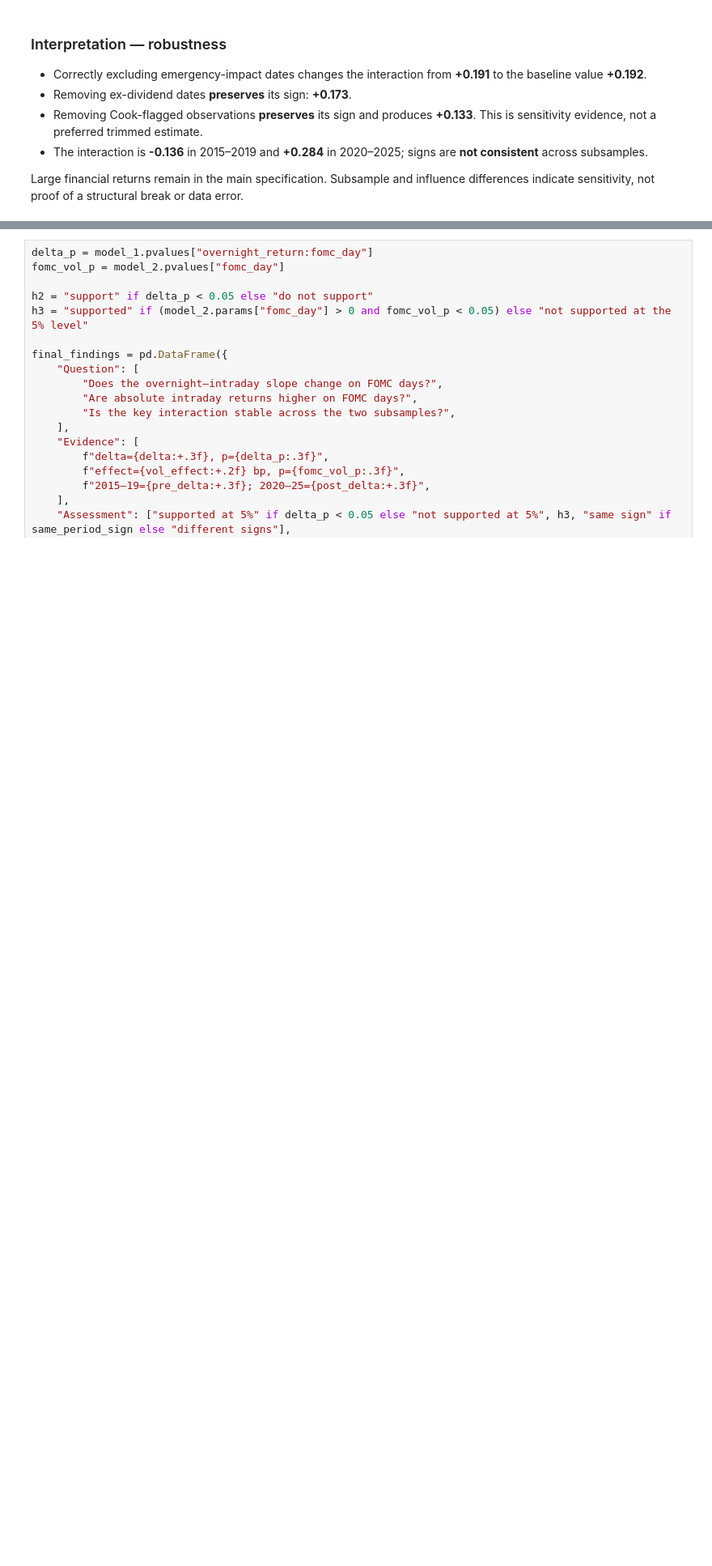
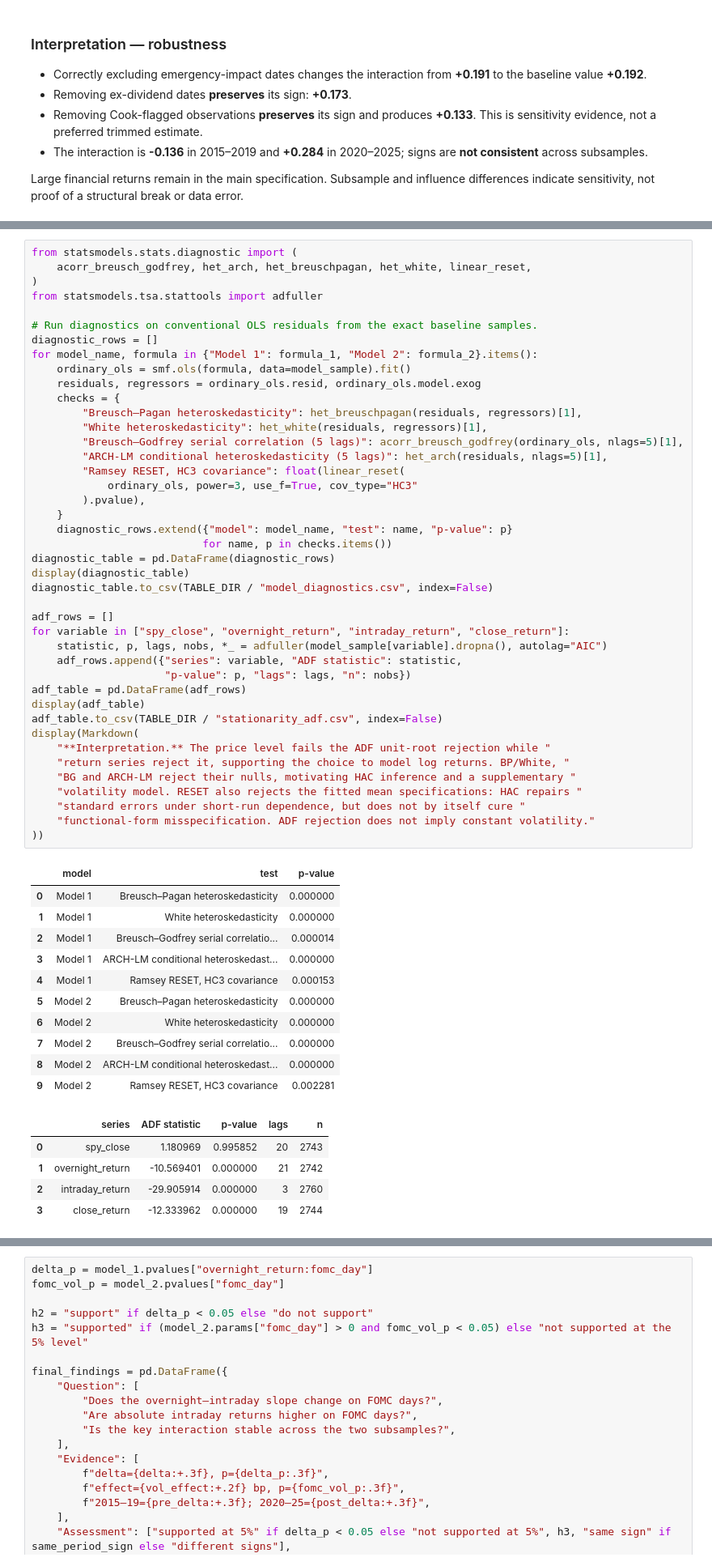
Before and after one commit to lebaoann05-ops/fomc-price-discovery, a Jupyter notebook: output/jupyter-notebook/fomc_data_and_models.ipynb, the cells around one changed output, grey strips where cells are left out. Shown at 81% size. Saved outputs shown, nothing was run; the diff lists cells and outputs as text; blank space fills up the shorter version.

```diff
--- a/output/jupyter-notebook/fomc_data_and_models.ipynb
+++ b/output/jupyter-notebook/fomc_data_and_models.ipynb
@@ -864,0 +905,59 @@ Large financial returns remain in the main specification. Subsample and influenc
+# %%
+from statsmodels.stats.diagnostic import (
+    acorr_breusch_godfrey, het_arch, het_breuschpagan, het_white, linear_reset,
+)
+from statsmodels.tsa.stattools import adfuller
+
+# Run diagnostics on conventional OLS residuals from the exact baseline samples.
+diagnostic_rows = []
+for model_name, formula in {"Model 1": formula_1, "Model 2": formula_2}.items():
+    ordinary_ols = smf.ols(formula, data=model_sample).fit()
+    residuals, regressors = ordinary_ols.resid, ordinary_ols.model.exog
+    checks = {
+        "Breusch–Pagan heteroskedasticity": het_breuschpagan(residuals, regressors)[1],
+        "White heteroskedasticity": het_white(residuals, regressors)[1],
+        "Breusch–Godfrey serial correlation (5 lags)": acorr_breusch_godfrey(ordinary_ols, nlags=5)[1],
+        "ARCH-LM conditional heteroskedasticity (5 lags)": het_arch(residuals, nlags=5)[1],
+        "Ramsey RESET, HC3 covariance": float(linear_reset(
+            ordinary_ols, power=3, use_f=True, cov_type="HC3"
+        ).pvalue),
+    }
+    diagnostic_rows.extend({"model": model_name, "test": name, "p-value": p}
+                           for name, p in checks.items())
+diagnostic_table = pd.DataFrame(diagnostic_rows)
+display(diagnostic_table)
+diagnostic_table.to_csv(TABLE_DIR / "model_diagnostics.csv", index=False)
+
+adf_rows = []
+for variable in ["spy_close", "overnight_return", "intraday_return", "close_return"]:
+    statistic, p, lags, nobs, *_ = adfuller(model_sample[variable].dropna(), autolag="AIC")
+    adf_rows.append({"series": variable, "ADF statistic": statistic,
+                     "p-value": p, "lags": lags, "n": nobs})
+adf_table = pd.DataFrame(adf_rows)
+display(adf_table)
+adf_table.to_csv(TABLE_DIR / "stationarity_adf.csv", index=False)
+display(Markdown(
+    "**Interpretation.** The price level fails the ADF unit-root rejection while "
+    "return series reject it, supporting the choice to model log returns. BP/White, "
+    "BG and ARCH-LM reject their nulls, motivating HAC inference and a supplementary "
+    "volatility model. RESET also rejects the fitted mean specifications: HAC repairs "
+    "standard errors under short-run dependence, but does not by itself cure "
+    "functional-form misspecification. ADF rejection does not imply constant volatility."
+))
+# %% [output]
+|  | model | test | p-value |
+| 0 | Model 1 | Breusch–Pagan heteroskedasticity | 0.000000 |
+| 1 | Model 1 | White heteroskedasticity | 0.000000 |
+| 2 | Model 1 | Breusch–Godfrey serial correlatio... | 0.000014 |
+| 3 | Model 1 | ARCH-LM conditional heteroskedast... | 0.000000 |
+| 4 | Model 1 | Ramsey RESET, HC3 covariance | 0.000153 |
+| 5 | Model 2 | Breusch–Pagan heteroskedasticity | 0.000000 |
+| 6 | Model 2 | White heteroskedasticity | 0.000000 |
+| 7 | Model 2 | Breusch–Godfrey serial correlatio... | 0.000000 |
+| 8 | Model 2 | ARCH-LM conditional heteroskedast... | 0.000000 |
+| 9 | Model 2 | Ramsey RESET, HC3 covariance | 0.002281 |
+|  | series | ADF statistic | p-value | lags | n |
+| 0 | spy_close | 1.180969 | 0.995852 | 20 | 2743 |
+| 1 | overnight_return | -10.569401 | 0.000000 | 21 | 2742 |
+| 2 | intraday_return | -29.905914 | 0.000000 | 3 | 2760 |
+| 3 | close_return | -12.333962 | 0.000000 | 19 | 2744 |
```
Also changed, not shown: parts of 12 cells of this notebook, 16 other files.
